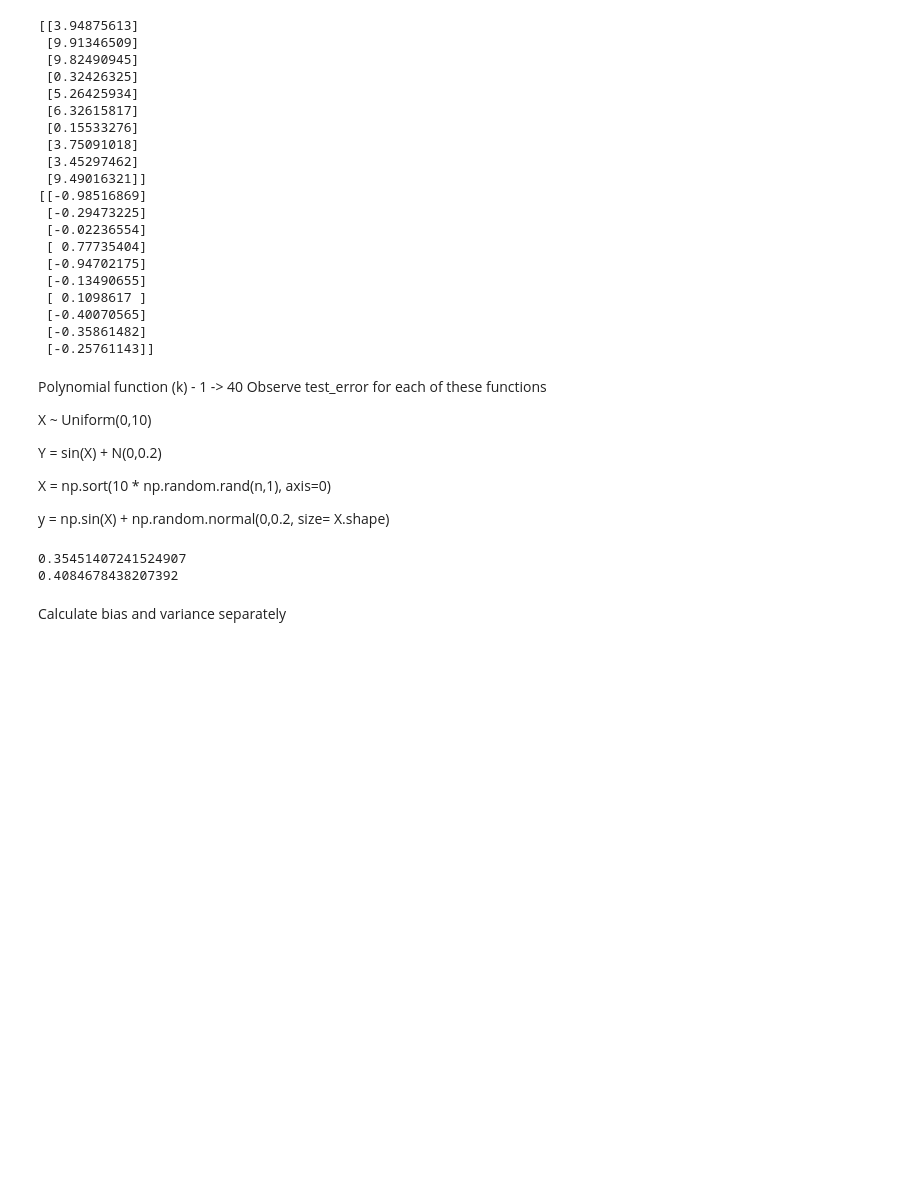
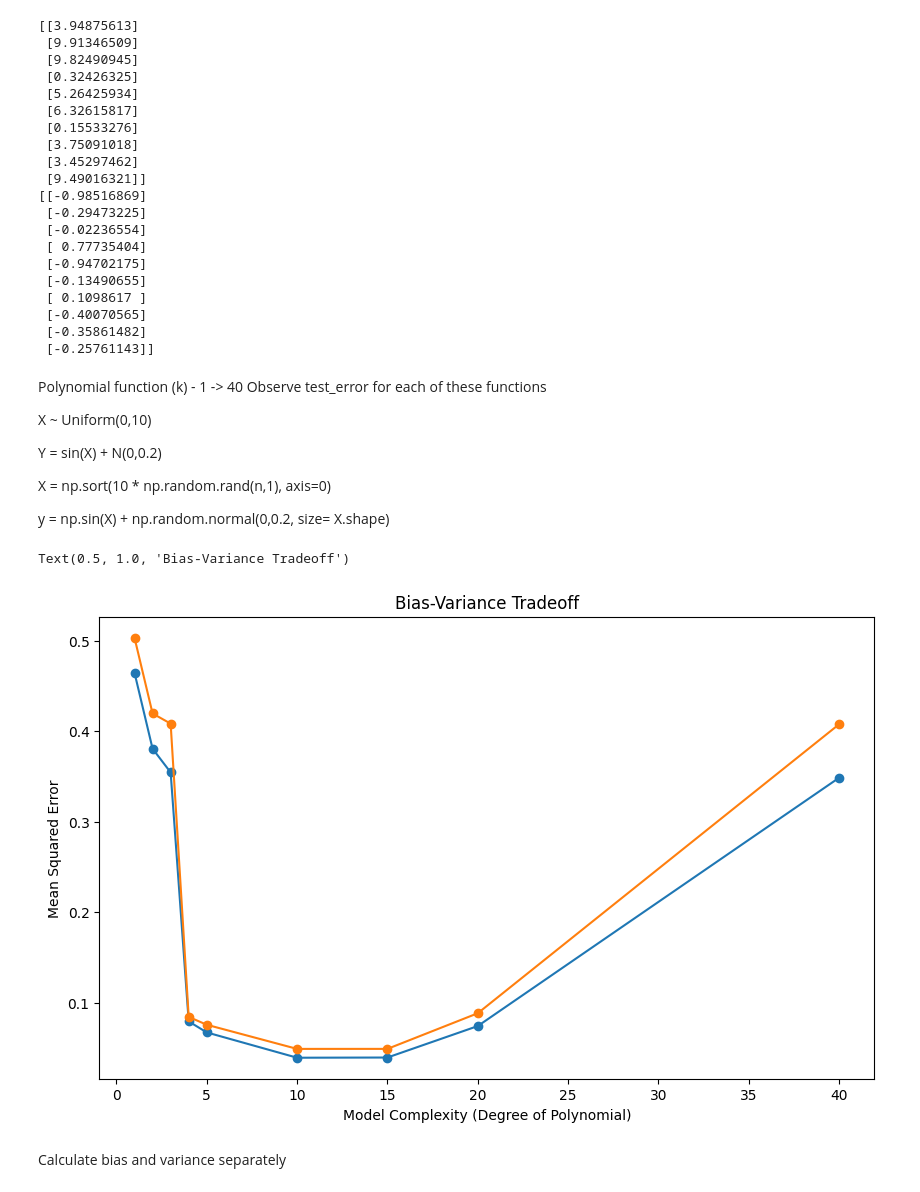
Before and after one commit to trprince21/STATS101C_notes, a Jupyter notebook: STATS101C_Week1_discussion.ipynb, the cells around one changed output. Saved outputs shown, nothing was run; the diff lists cells and outputs as text; code cells hidden in the pictures; blank space fills up the shorter version.

```diff
--- a/STATS101C_Week1_discussion.ipynb
+++ b/STATS101C_Week1_discussion.ipynb
@@ -66,24 +66,39 @@ X = np.sort(10 * np.random.rand(n,1), axis=0)
 y = np.sin(X) + np.random.normal(0,0.2, size= X.shape)
 # %%
 
-# degrees = [1,2,3,4,5,10,15,20,40]
-poly = PolynomialFeatures(degree=3)
-X_poly_train = poly.fit_transform(X_train) # X_train, X_train^2, X_train^3
-X_poly_test = poly.transform(X_test)
+degrees = [1,2,3,4,5,10,15,20,40]
+train_errors = []
+test_errors = []
 
-# Train linear regression on the tranformed polynomial features
-model = LinearRegression()
-model.fit(X_poly_train, y_train) # -> y_train ~ X_train + X_train^2 + X_train^3 + intercept
+for k in degrees:
+  poly = PolynomialFeatures(degree=k)
+  X_poly_train = poly.fit_transform(X_train) # X_train, X_train^2, X_train^3
+  X_poly_test = poly.transform(X_test)
 
-# Predict on training and testing data
-y_train_pred = model.predict(X_poly_train) # training data predictions
-y_test_pred = model.predict(X_poly_test) # testing data predictions
+  # Train linear regression on the tranformed polynomial features
+  model = LinearRegression()
+  model.fit(X_poly_train, y_train) # -> y_train ~ X_train + X_train^2 + X_train^3 + intercept
 
-# Calculate Mean Squared Error (MSE) for both training and testing sets
-print(mean_squared_error(y_train, y_train_pred))
-print(mean_squared_error(y_test, y_test_pred))
+  # Predict on training and testing data
+  y_train_pred = model.predict(X_poly_train) # training data predictions
+  y_test_pred = model.predict(X_poly_test) # testing data predictions
+
+  # Calculate Mean Squared Error (MSE) for both training and testing sets
+  train_errors.append(mean_squared_error(y_train, y_train_pred))
+  test_errors.append(mean_squared_error(y_test, y_test_pred))
+
+plt.figure(figsize=(10,6))
+plt.plot(degrees, train_errors, label='Training Error', marker='o')
+plt.plot(degrees, test_errors, label='Test Error', marker='o')
+plt.xlabel('Model Complexity (Degree of Polynomial)')
+plt.ylabel('Mean Squared Error')
+plt.title('Bias-Variance Tradeoff')
+
+
+# n = 50000, N = 1000
+# y - Bias, Variance, x - degrees
 # %% [output]
-0.35451407241524907
-0.4084678438207392
+Text(0.5, 1.0, 'Bias-Variance Tradeoff')
+[figure, added]
 # %% [markdown]
 Calculate bias and variance separately
```
